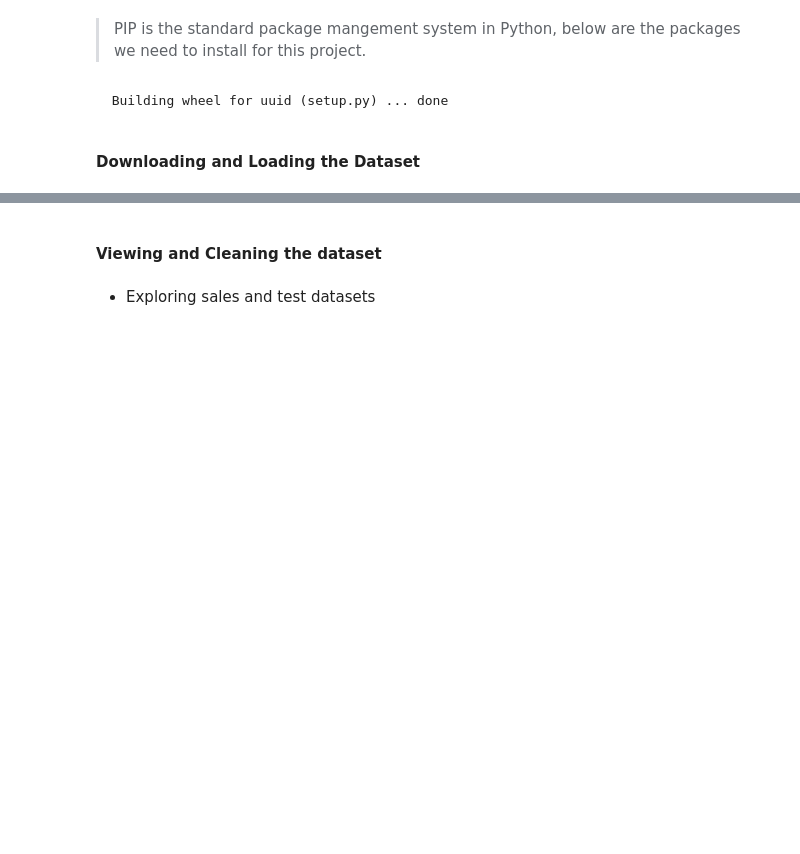
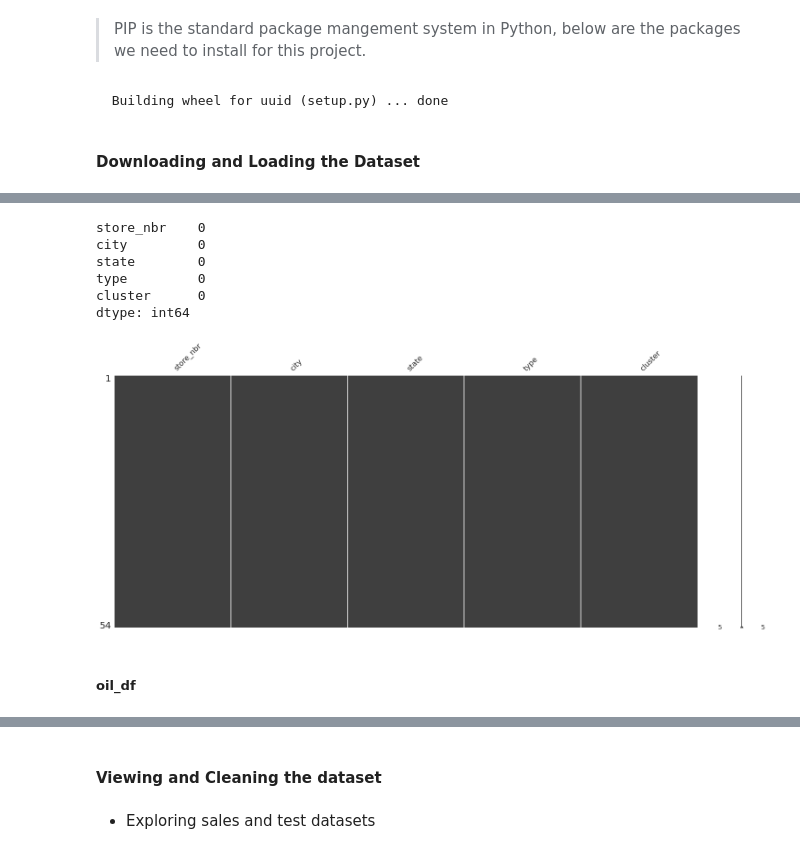
Before and after one commit to vasanthsai26/Corp-favorita-store-sales-Time-Series-Forecasting, a Jupyter notebook: corporacion_favorita_store_sales.ipynb, the cells around one changed output, grey strips where cells are left out. Saved outputs shown, nothing was run; the diff lists cells and outputs as text; code cells hidden in the pictures; blank space fills up the shorter version.

```diff
--- a/corporacion_favorita_store_sales.ipynb
+++ b/corporacion_favorita_store_sales.ipynb
@@ -185,0 +272,15 @@ test_df
+# %%
+stores_df.isnull().sum()
+# %% [output]
+store_nbr    0
+city         0
+state        0
+type         0
+cluster      0
+dtype: int64
+# %%
+msno.matrix(stores_df);
+# %% [output]
+[figure, added]
+# %% [markdown]
+##### oil_df
```
Also changed, not shown: parts of 51 cells of this notebook.
